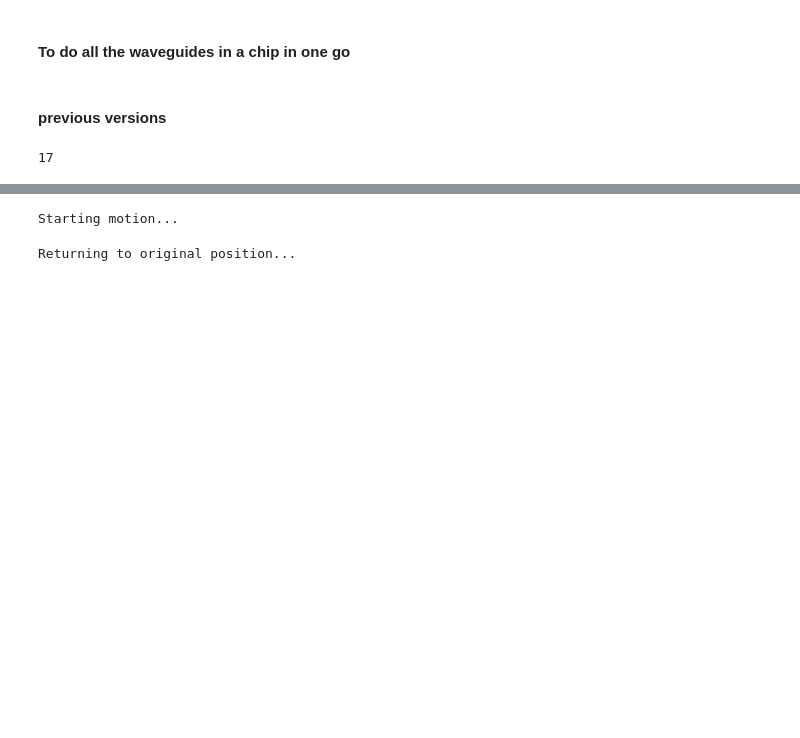
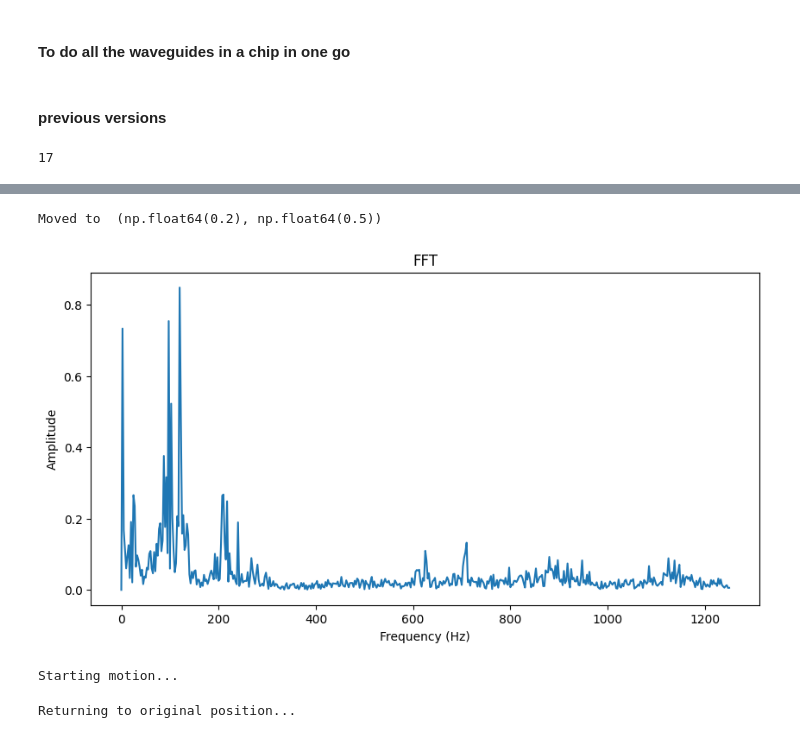
Before and after one commit to mostafa-phi/die_tester, a Jupyter notebook: main_v3.ipynb, the cells around one changed output, grey strips where cells are left out. Drawn from its saved outputs; the diff is of its cells as text; code cells hidden in the pictures; blank space fills up the shorter version.

```diff
--- a/main_v3.ipynb
+++ b/main_v3.ipynb
@@ -746,2 +922,66 @@ Moved to [0.28821151 0.51558029]
+# %%
+# Move to maximum slop
+
+xy = datapoints[:, 0:2]
+Int = datapoints[:, 2]
+
+x = xy[:, 0]
+y = xy[:, 1]
+
+x_unique = np.unique(x)
+y_unique = np.unique(y)
+
+nx = len(x_unique)
+ny = len(y_unique)
+
+grid = np.zeros((ny, nx))
+
+x_index = {v: i for i, v in enumerate(x_unique)}
+y_index = {v: i for i, v in enumerate(y_unique)}
+
+for i in range(len(Int)):
+    xi = x[i]
+    yi = y[i]
+    grid[y_index[yi], x_index[xi]] = Int[i]
+
+dP_dy, dP_dx = np.gradient(grid, y_unique, x_unique)
+
+grad_mag = np.sqrt(dP_dx**2 + dP_dy**2)
+
+imax = np.unravel_index(np.argmax(grad_mag), grad_mag.shape)
+
+x_pos,y_pos = x_unique[imax[1]] , y_unique[imax[0]]
+
+stg.move_relative(stage, 'X', x_unique[imax[1]])
+stg.move_relative(stage, 'Y', y_unique[imax[0]])
+
+print('Moved to ',(x_pos,y_pos))
+# %% [output]
+Moved to  (np.float64(0.2), np.float64(0.5))
+# %%
+#Collecting Data + FFT
+N = 1000  #Sample points
+fs = 2500 #Sample rate
+
+with nidaqmx.Task() as task:
+    task.ai_channels.add_ai_voltage_chan("Dev1/ai1")
+    task.timing.cfg_samp_clk_timing(fs, sample_mode=AcquisitionType.FINITE, samps_per_chan=N)
+    data = task.read(number_of_samples_per_channel=N)
+
+data = np.array(data)
+data -= np.mean(data)
+fft = np.fft.rfft(data)
+freq = np.fft.rfftfreq(N, 1/fs)
+
+plt.figure(figsize=(10,5))
+plt.plot(freq, np.abs(fft))
+plt.xlabel("Frequency (Hz)")
+plt.ylabel("Amplitude")
+# plt.xlim(50,200)
+# plt.ylim(0,1)
+plt.title("FFT")
+plt.show()
+# %% [output]
+[figure, added]
 # %%
 ## Z fine-tuning
```
Also changed, not shown: parts of 47 cells of this notebook, 3 other files.
